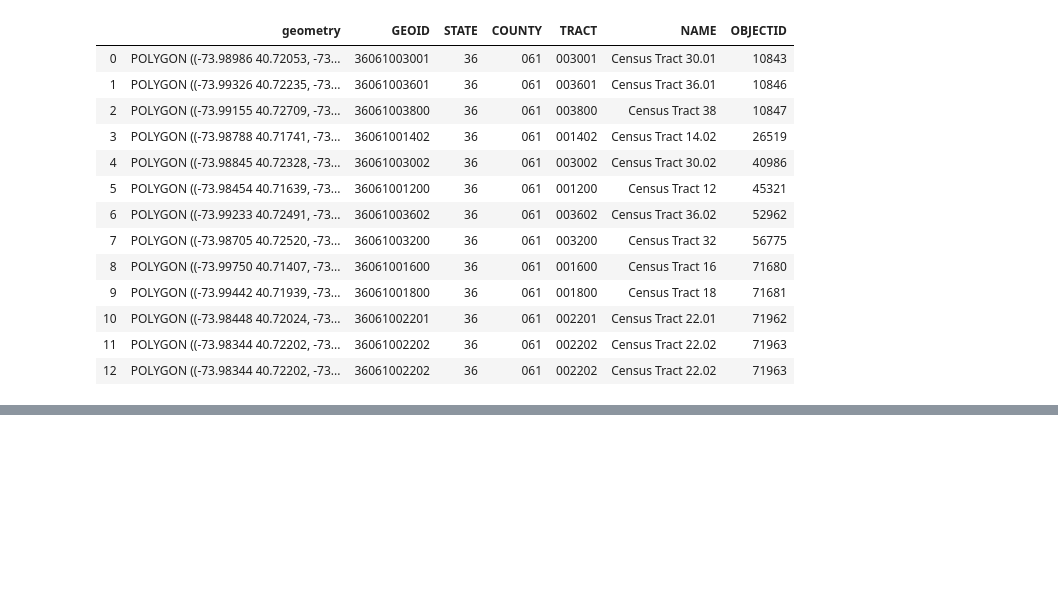
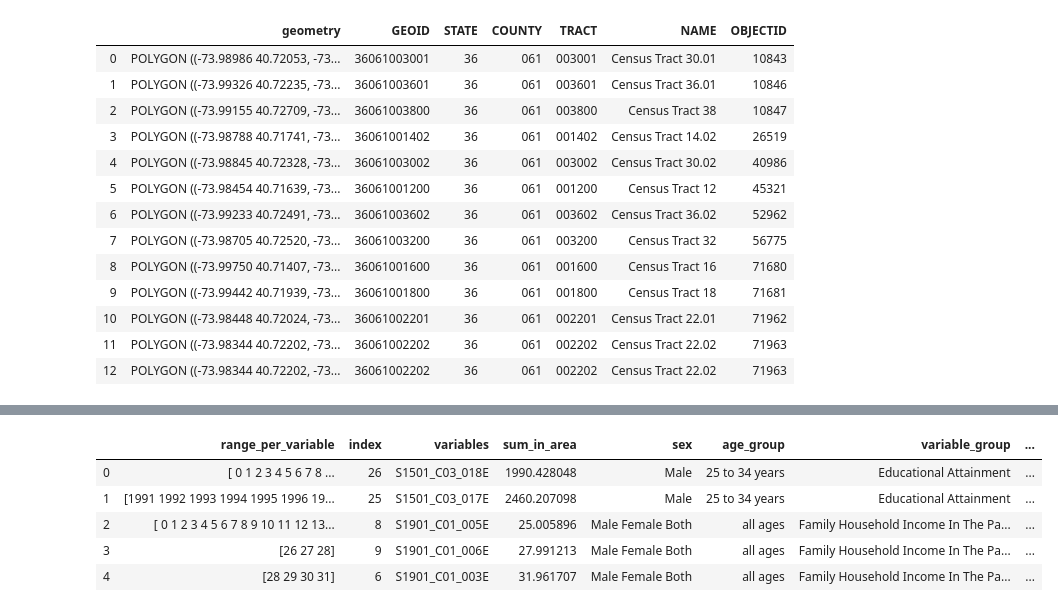
Before and after one commit to tolaoniyangi/capstone, a Jupyter notebook: working working.ipynb, the cells around one changed output, grey strips where cells are left out. Saved outputs shown, nothing was run; the diff lists cells and outputs as text; code cells hidden in the pictures; blank space fills up the shorter version.

```diff
--- a/working working.ipynb
+++ b/working working.ipynb
@@ -448,0 +378,34 @@ combine_ranges_into_global_dataframe()
+# %%
+# def get_range_for_each_variable():
+
+transposed = [education_transposed, family_household_income_transposed, household_type_transposed, \
+        language_transposed, nonfamily_household_income_transposed, school_enrollment_transposed]
+data.sort_values(by=['variable_group', 'sum_in_area'], ascending=[True, True], inplace=True)
+data_sorted = data.reset_index()
+
+ranges=[]
+
+for df in transposed:
+    for item, i in enumerate(df.columns):
+        if item == 0:
+            first_range = np.arange(df.max()[item]).astype(int)
+            ranges.append([first_range])
+        else:
+            other_ranges = np.arange(df.min()[item-1]+1, \
+                                   df.max()[item]+1).astype(int)
+            ranges.append([other_ranges])
+
+        range_table = pd.DataFrame(data=ranges, index=None, columns=["range_per_variable"])
+        range_table = range_table.reset_index(drop=True)
+
+range_table_all = pd.merge(range_table, data_sorted, left_index=True, right_index=True, on=None)
+range_table_all["range_per_variable"] = range_table_all["range_per_variable"].astype(str)
+
+range_table_all.head()
+# %% [output]
+|  | range_per_variable | index | variables | sum_in_area | sex | age_group | variable_group | ... |
+| 0 | [ 0 1 2 3 4 5 6 7 8 ... | 26 | S1501_C03_018E | 1990.428048 | Male | 25 to 34 years | Educational Attainment | ... |
+| 1 | [1991 1992 1993 1994 1995 1996 19... | 25 | S1501_C03_017E | 2460.207098 | Male | 25 to 34 years | Educational Attainment | ... |
+| 2 | [ 0 1 2 3 4 5 6 7 8 9 10 11 12 13... | 8 | S1901_C01_005E | 25.005896 | Male Female Both | all ages | Family Household Income In The Pa... | ... |
+| 3 | [26 27 28] | 9 | S1901_C01_006E | 27.991213 | Male Female Both | all ages | Family Household Income In The Pa... | ... |
+| 4 | [28 29 30 31] | 6 | S1901_C01_003E | 31.961707 | Male Female Both | all ages | Family Household Income In The Pa... | ... |
```
Also changed, not shown: parts of 18 cells of this notebook, 2 other files.
